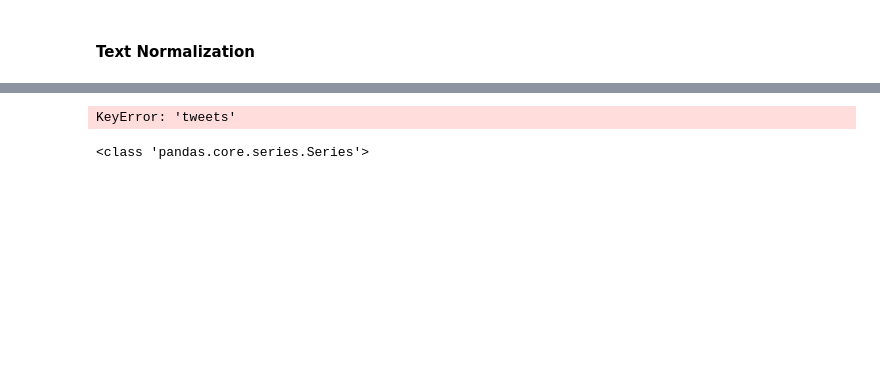
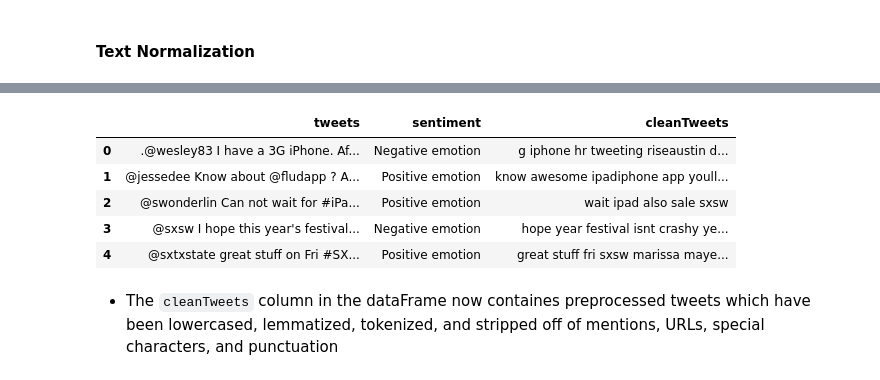
Before and after one commit to engige/NLP_Twitter_Sentiment_Analysis, a Jupyter notebook: notebooks/julian.ipynb, the cells around one changed output, grey strips where cells are left out. Saved outputs shown, nothing was run; the diff lists cells and outputs as text; code cells hidden in the pictures; blank space fills up the shorter version.

Commit message:
fully cleaned the text

```diff
--- a/notebooks/julian.ipynb
+++ b/notebooks/julian.ipynb
@@ -128,7 +128,5 @@ Name: count, dtype: int64
 # %%
 # Handling Missing Values
 text_df = text_df.dropna(subset=['tweets']) # Drop the 1 missing value in tweets column
-text_df = text_df['product'].fillna('not specified') #impute the missing values in product column with 'not specified'
-
 text_df.isna().sum()
 # %% [output]
@@ -135,0 +137,5 @@ text_df.isna().sum()
+# %%
+#Drop the product column in it's entirety
+
+text_df_modified = text_df.drop(columns = 'product')
+text_df_modified.head()
@@ -136,2 +156,17 @@ text_df.isna().sum()
 # %% [markdown]
 #### Text Normalization
+# %%
+#importing relevant libraries for text preprocessing
+from nltk.corpus import stopwords
+from nltk.tokenize import word_tokenize
+from nltk.stem import WordNetLemmatizer
+import nltk
+
+# Download necessary NLTK data
+nltk.download('punkt')
+nltk.download('stopwords')
+nltk.download('wordnet')
+
+# Define stopwords and lemmatizer
+stop_words = set(stopwords.words('english'))
+lemmatizer = WordNetLemmatizer()
@@ -154,14 +199,22 @@ def clean_tweets (text):
     # Convert to lowercase
     text = text.lower()
 
-    return text
+    # Tokenization
+    words = word_tokenize(text)
+    # Remove stop words and lemmatize
+    words = [lemmatizer.lemmatize(word) for word in words if word not in stop_words]
 
 
-# Apply cleaning to tweet text
-clean_tweets(text_df['tweets'])
+    return ' '.join(words)
-# %% [output]
-KeyError: 'tweets'
-# %%
-print(type(text_df))
-# %% [output]
-<class 'pandas.core.series.Series'>
+# %%
+text_df_modified['cleanTweets'] = text_df_modified['tweets'].apply(clean_tweets)
+text_df_modified.head()
+# %% [output]
+|  | tweets | sentiment | cleanTweets |
+| 0 | .@wesley83 I have a 3G iPhone. Af... | Negative emotion | g iphone hr tweeting riseaustin d... |
+| 1 | @jessedee Know about @fludapp ? A... | Positive emotion | know awesome ipadiphone app youll... |
+| 2 | @swonderlin Can not wait for #iPa... | Positive emotion | wait ipad also sale sxsw |
+| 3 | @sxsw I hope this year's festival... | Negative emotion | hope year festival isnt crashy ye... |
+| 4 | @sxtxstate great stuff on Fri #SX... | Positive emotion | great stuff fri sxsw marissa maye... |
+# %% [markdown]
+- The `cleanTweets` column in the dataFrame now containes preprocessed tweets which have been lowercased, lemmatized, tokenized, and stripped off of mentions, URLs, special characters, and punctuation
```
Also changed, not shown: parts of 4 cells of this notebook.
